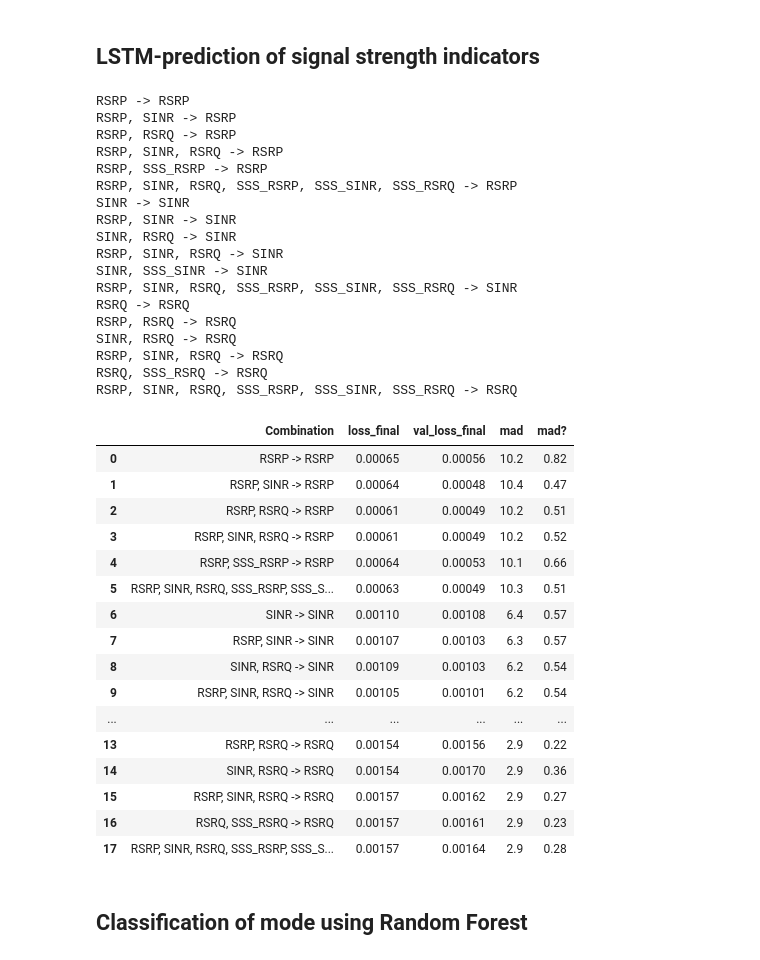
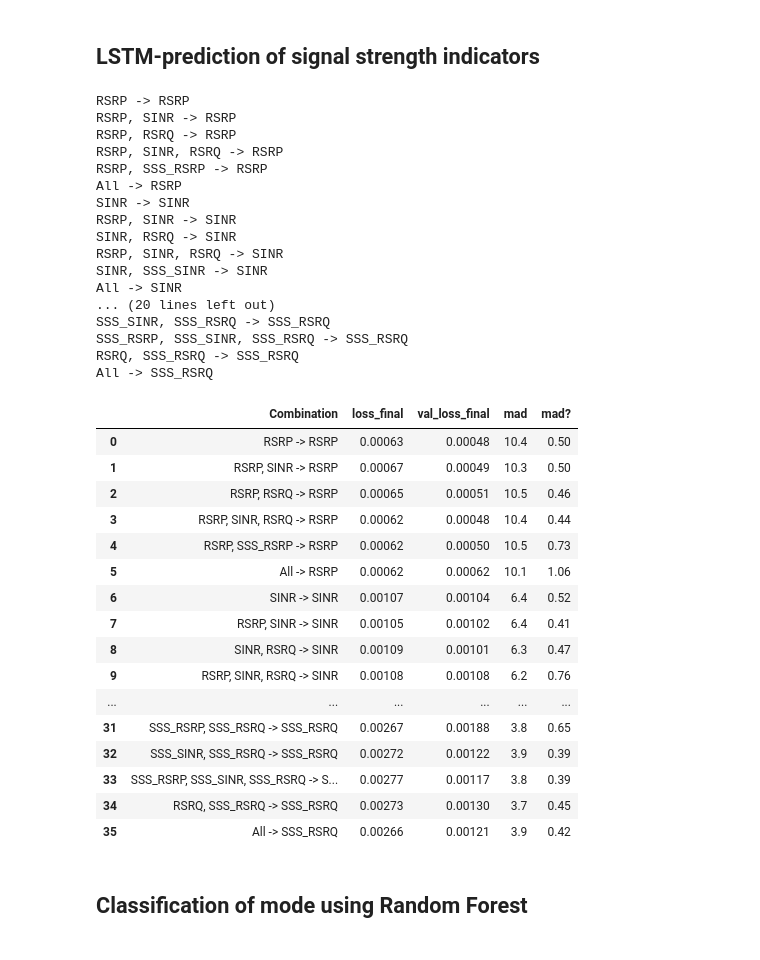
Before and after one commit to ihneskarbovik/master, a Jupyter notebook: main_two_campaigns.ipynb, the cells around one changed output. Drawn from its saved outputs; the diff is of its cells as text; code cells hidden in the pictures.

```diff
--- a/main_two_campaigns.ipynb
+++ b/main_two_campaigns.ipynb
@@ -98,65 +98,70 @@ train, mode_train = read_dataset('datasets/Op1_merged.csv', campaign=campaign)
 test, mode_test = read_dataset('datasets/Op1_merged.csv', campaign=test_campaign)
 
 results = {}
-target_features = ['RSRP', 'SINR', 'RSRQ']
+target_features = ['RSRP', 'SINR', 'RSRQ', 'SSS_RSRP', 'SSS_SINR', 'SSS_RSRQ']
 feature_selection = [['RSRP'], ['SINR'], ['RSRQ'],
                      ['RSRP', 'SINR'], ['RSRP', 'RSRQ'], ['SINR', 'RSRQ'], ['RSRP', 'SINR', 'RSRQ'],
+                     ['SSS_RSRP'], ['SSS_SINR'], ['SSS_RSRQ'],
+                     ['SSS_RSRP', 'SSS_SINR'], ['SSS_RSRP', 'SSS_RSRQ'], ['SSS_SINR', 'SSS_RSRQ'], ['SSS_RSRP', 'SSS_SINR', 'SSS_RSRQ'],
                      ['RSRP', 'SSS_RSRP'], ['SINR', 'SSS_SINR'], ['RSRQ', 'SSS_RSRQ'],
                      ['RSRP', 'SINR', 'RSRQ', 'SSS_RSRP', 'SSS_SINR', 'SSS_RSRQ']]
 # %%
 for target in target_features:
     for features in feature_selection:
         if features.__contains__(target):
-            used_features = ', '.join(features)
+            used_features = ''
+            if len(features) == 6:
+                used_features = 'All'
+            else:
+                used_features = ', '.join(features)
             used_features = used_features + ' -> ' + target
             print(used_features)
             features.append('campaign')
             warnings.simplefilter(action='ignore', category=pd.errors.SettingWithCopyWarning)
-            results[used_features] = LSTM(train=train[features], test=test[features], target_feature=target, features=features, n_steps_in=5, n_steps_out=1)
+            results[used_features] = LSTM(train=train[features], test=test[features], target_feature=target, features=features, n_steps_in=15, n_steps_out=1)
 # %% [output]
 RSRP -> RSRP
 RSRP, SINR -> RSRP
 RSRP, RSRQ -> RSRP
 RSRP, SINR, RSRQ -> RSRP
 RSRP, SSS_RSRP -> RSRP
-RSRP, SINR, RSRQ, SSS_RSRP, SSS_SINR, SSS_RSRQ -> RSRP
+All -> RSRP
 SINR -> SINR
 RSRP, SINR -> SINR
 SINR, RSRQ -> SINR
 RSRP, SINR, RSRQ -> SINR
 SINR, SSS_SINR -> SINR
-RSRP, SINR, RSRQ, SSS_RSRP, SSS_SINR, SSS_RSRQ -> SINR
-RSRQ -> RSRQ
-RSRP, RSRQ -> RSRQ
-SINR, RSRQ -> RSRQ
-RSRP, SINR, RSRQ -> RSRQ
-RSRQ, SSS_RSRQ -> RSRQ
-RSRP, SINR, RSRQ, SSS_RSRP, SSS_SINR, SSS_RSRQ -> RSRQ
+All -> SINR
+... (20 lines left out)
+SSS_SINR, SSS_RSRQ -> SSS_RSRQ
+SSS_RSRP, SSS_SINR, SSS_RSRQ -> SSS_RSRQ
+RSRQ, SSS_RSRQ -> SSS_RSRQ
+All -> SSS_RSRQ
 # %%
 df_results = pd.DataFrame.from_dict(results, orient='index')
 
 df_results.reset_index(inplace=True)
 df_results.rename(columns={'index': 'Combination'}, inplace=True)
-df_results = df_results.drop(['y_pred', 'y_true', 'loss', 'val_loss'], axis=1)
+df_results = df_results.drop(['y_pred', 'y_true', 'train_pred', 'train_true', 'loss', 'val_loss'], axis=1)
 df_results
 # %% [output]
 |  | Combination | loss_final | val_loss_final | mad | mad? |
-| 0 | RSRP -> RSRP | 0.00065 | 0.00056 | 10.2 | 0.82 |
-| 1 | RSRP, SINR -> RSRP | 0.00064 | 0.00048 | 10.4 | 0.47 |
-| 2 | RSRP, RSRQ -> RSRP | 0.00061 | 0.00049 | 10.2 | 0.51 |
-| 3 | RSRP, SINR, RSRQ -> RSRP | 0.00061 | 0.00049 | 10.2 | 0.52 |
-| 4 | RSRP, SSS_RSRP -> RSRP | 0.00064 | 0.00053 | 10.1 | 0.66 |
-| 5 | RSRP, SINR, RSRQ, SSS_RSRP, SSS_S... | 0.00063 | 0.00049 | 10.3 | 0.51 |
-| 6 | SINR -> SINR | 0.00110 | 0.00108 | 6.4 | 0.57 |
-| 7 | RSRP, SINR -> SINR | 0.00107 | 0.00103 | 6.3 | 0.57 |
-| 8 | SINR, RSRQ -> SINR | 0.00109 | 0.00103 | 6.2 | 0.54 |
-| 9 | RSRP, SINR, RSRQ -> SINR | 0.00105 | 0.00101 | 6.2 | 0.54 |
+| 0 | RSRP -> RSRP | 0.00063 | 0.00048 | 10.4 | 0.50 |
+| 1 | RSRP, SINR -> RSRP | 0.00067 | 0.00049 | 10.3 | 0.50 |
+| 2 | RSRP, RSRQ -> RSRP | 0.00065 | 0.00051 | 10.5 | 0.46 |
+| 3 | RSRP, SINR, RSRQ -> RSRP | 0.00062 | 0.00048 | 10.4 | 0.44 |
+| 4 | RSRP, SSS_RSRP -> RSRP | 0.00062 | 0.00050 | 10.5 | 0.73 |
+| 5 | All -> RSRP | 0.00062 | 0.00062 | 10.1 | 1.06 |
+| 6 | SINR -> SINR | 0.00107 | 0.00104 | 6.4 | 0.52 |
+| 7 | RSRP, SINR -> SINR | 0.00105 | 0.00102 | 6.4 | 0.41 |
+| 8 | SINR, RSRQ -> SINR | 0.00109 | 0.00101 | 6.3 | 0.47 |
+| 9 | RSRP, SINR, RSRQ -> SINR | 0.00108 | 0.00108 | 6.2 | 0.76 |
 | ... | ... | ... | ... | ... | ... |
-| 13 | RSRP, RSRQ -> RSRQ | 0.00154 | 0.00156 | 2.9 | 0.22 |
-| 14 | SINR, RSRQ -> RSRQ | 0.00154 | 0.00170 | 2.9 | 0.36 |
-| 15 | RSRP, SINR, RSRQ -> RSRQ | 0.00157 | 0.00162 | 2.9 | 0.27 |
-| 16 | RSRQ, SSS_RSRQ -> RSRQ | 0.00157 | 0.00161 | 2.9 | 0.23 |
-| 17 | RSRP, SINR, RSRQ, SSS_RSRP, SSS_S... | 0.00157 | 0.00164 | 2.9 | 0.28 |
+| 31 | SSS_RSRP, SSS_RSRQ -> SSS_RSRQ | 0.00267 | 0.00188 | 3.8 | 0.65 |
+| 32 | SSS_SINR, SSS_RSRQ -> SSS_RSRQ | 0.00272 | 0.00122 | 3.9 | 0.39 |
+| 33 | SSS_RSRP, SSS_SINR, SSS_RSRQ -> S... | 0.00277 | 0.00117 | 3.8 | 0.39 |
+| 34 | RSRQ, SSS_RSRQ -> SSS_RSRQ | 0.00273 | 0.00130 | 3.7 | 0.45 |
+| 35 | All -> SSS_RSRQ | 0.00266 | 0.00121 | 3.9 | 0.42 |
 # %% [markdown]
 ## Classification of mode using Random Forest
 # %%
```
Also changed, not shown: parts of 11 cells of this notebook, 1 other file.
